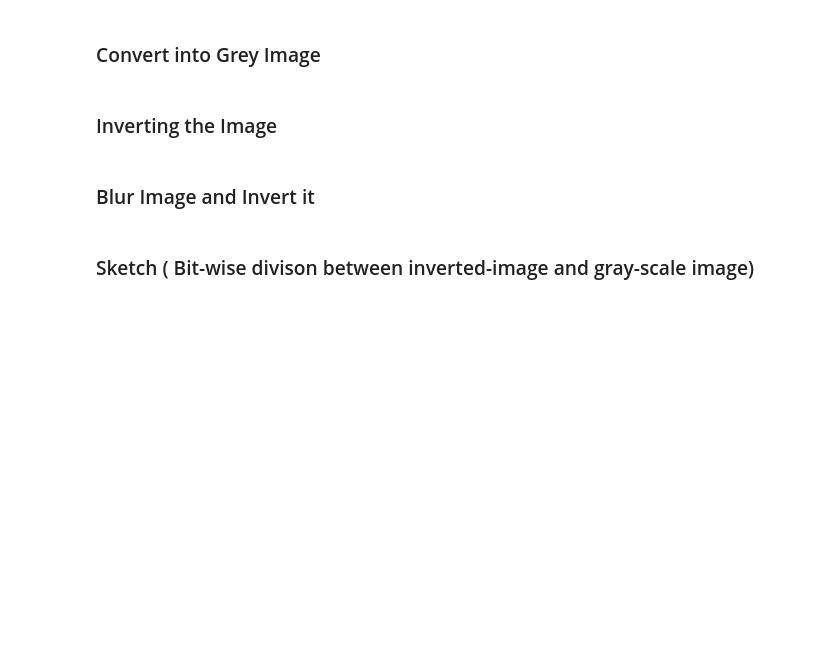
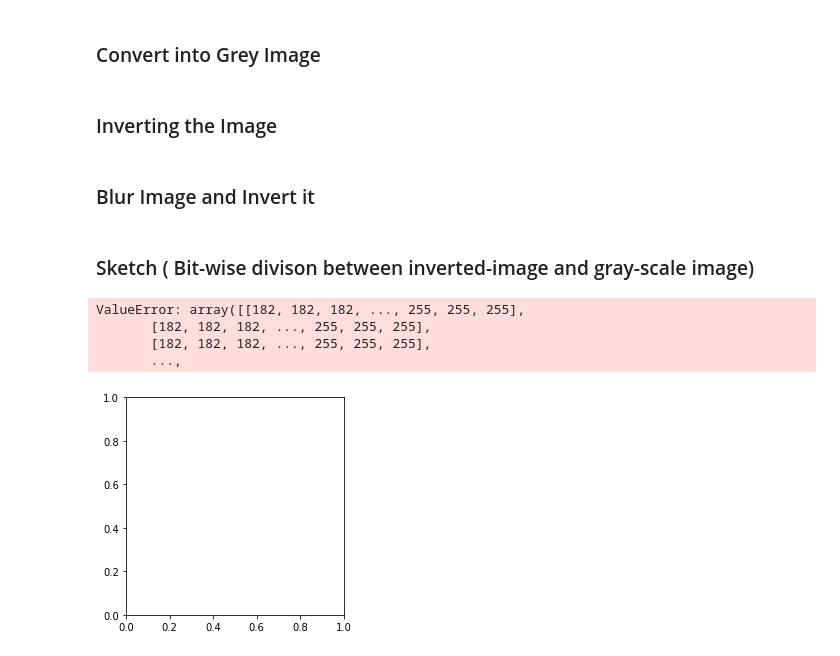
Before and after one commit to aman-singanamala/LGM-TASKS, a Jupyter notebook: Task-2/filter.ipynb, the cells around one changed output. Drawn from its saved outputs; the diff is of its cells as text; code cells hidden in the pictures; blank space fills up the shorter version.

```diff
--- a/Task-2/filter.ipynb
+++ b/Task-2/filter.ipynb
@@ -49,3 +49,12 @@ SKETCH_img= cv2.divide(GREY_img,INVERT_img,scale=256.0)
 cv2.imshow("SKETCH",SKETCH_img)
 cv2.waitKey(0)
 cv2.destroyAllWindows()
+# %%
+plt.imshow("SKETCH",SKETCH_img)
+plt.show()
+# %% [output]
+ValueError: array([[182, 182, 182, ..., 255, 255, 255],
+       [182, 182, 182, ..., 255, 255, 255],
+       [182, 182, 182, ..., 255, 255, 255],
+       ...,
+[figure, added]
```
Also changed, not shown: 1 other file.
